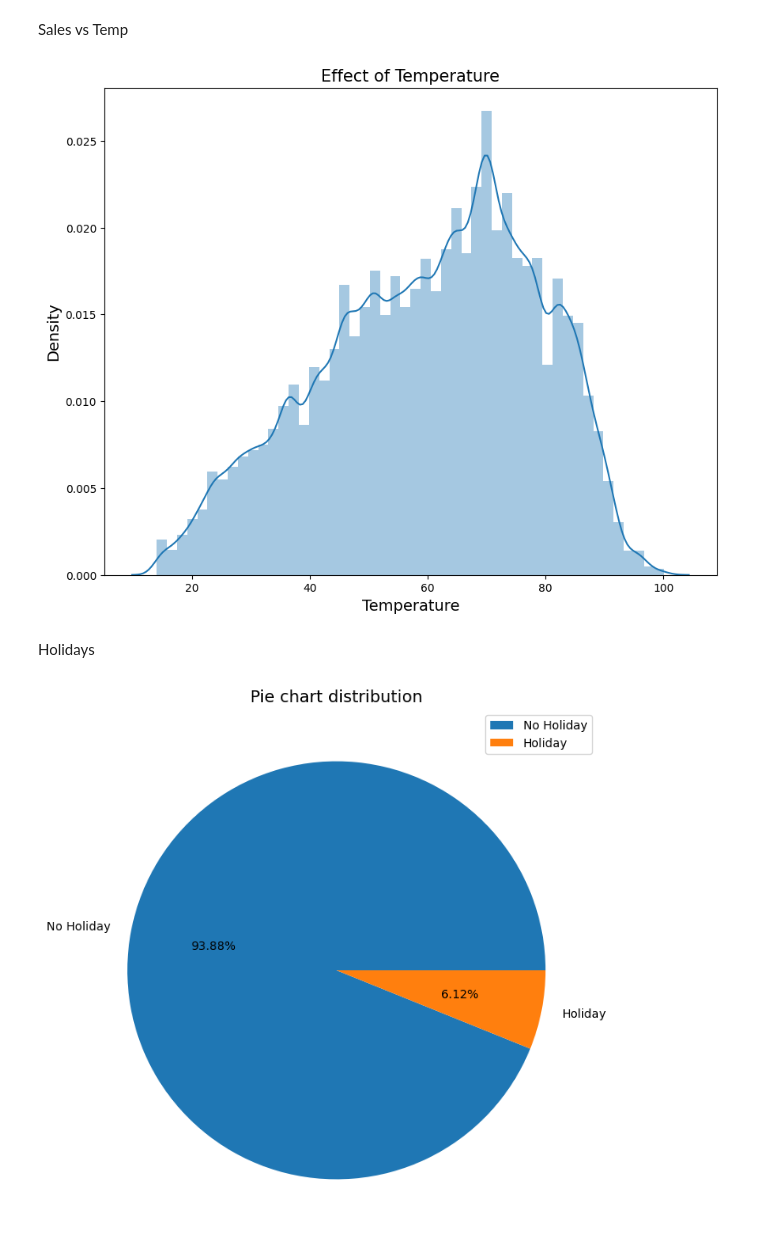
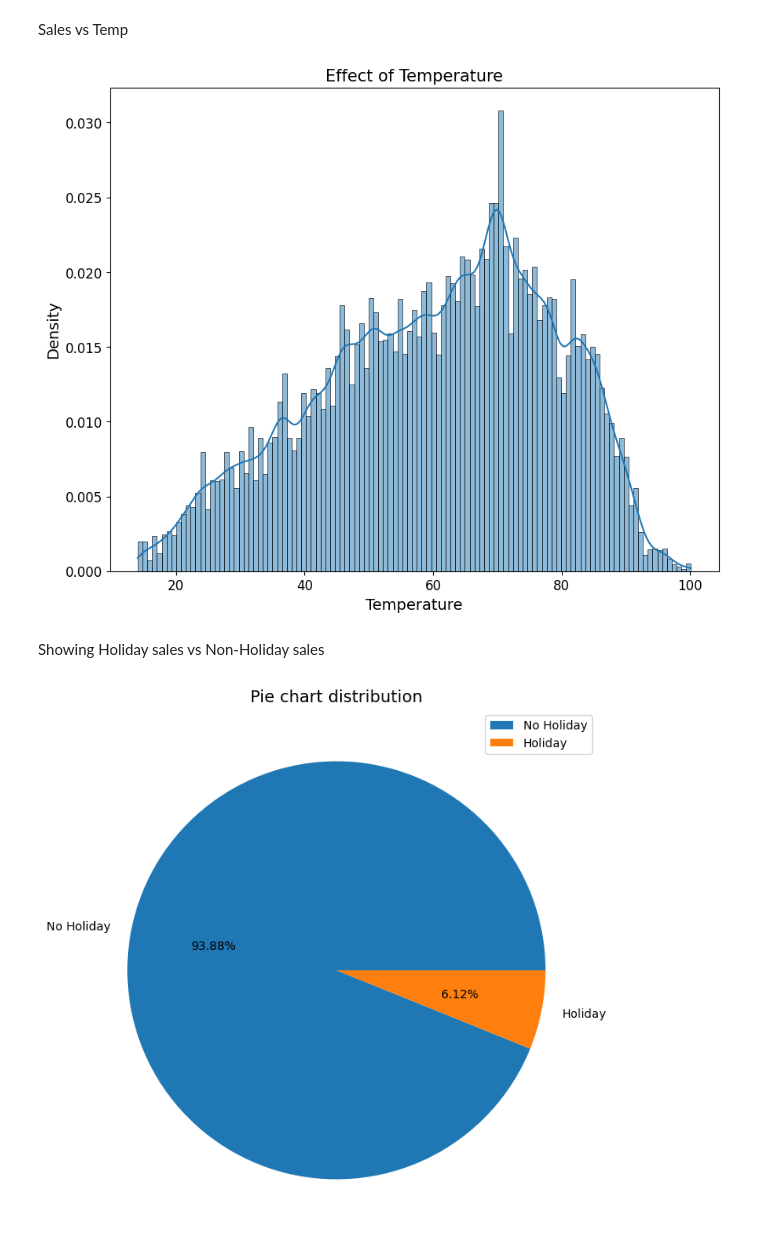
Before and after one commit to silas-ph/Project-2, a Jupyter notebook: sales_forecasting.ipynb, the cells around one changed output. Saved outputs shown, nothing was run; the diff lists cells and outputs as text; code cells hidden in the pictures.

Commit message:
Added comments and visuals.

```diff
--- a/sales_forecasting.ipynb
+++ b/sales_forecasting.ipynb
@@ -520,16 +804,18 @@ plt.show()
 Sales vs Temp
 # %%
 plt.figure(figsize=(10, 8))
-sns.distplot(data["Temperature"])
+sns.histplot(data=data, x="Temperature", kde=True, stat="density")
 plt.title("Effect of Temperature", fontsize=15)
 plt.xlabel("Temperature", fontsize=14)
 plt.ylabel("Density", fontsize=14)
-#plt.savefig("plots/effect_of_temp.png")
+plt.xticks(fontsize=12)
+plt.yticks(fontsize=12)
+# plt.savefig("plots/effect_of_temp.png")
 plt.show()
 # %% [output]
-[figure, old version]
+[figure, new version]
-# %% [markdown]
-Holidays
+# %% [markdown]
+Showing Holiday sales vs Non-Holiday sales
 # %%
 plt.figure(figsize=(8, 8))
 plt.pie(
```
Also changed, not shown: parts of 74 cells of this notebook, 10 other files.
